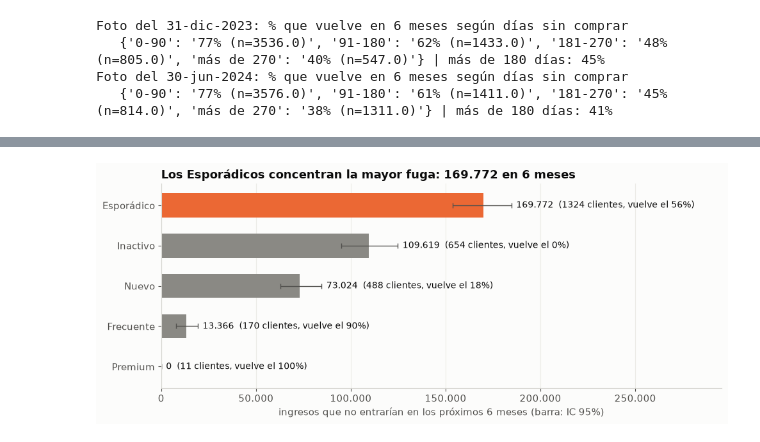
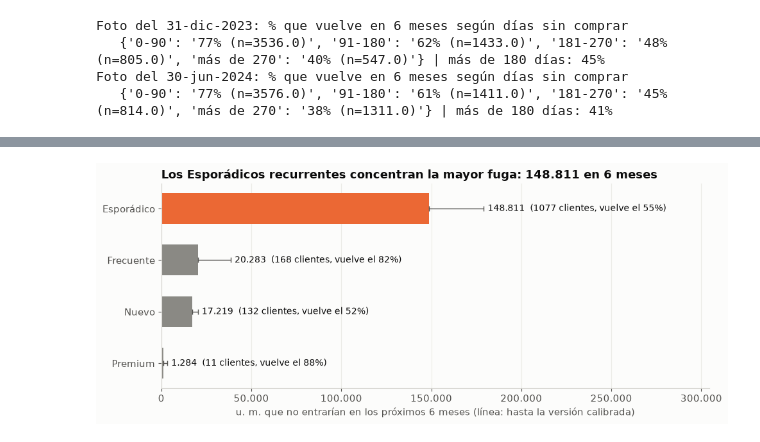
Before and after one commit to mathiascg05/retail-intelligence, a Jupyter notebook: notebooks/03_fugas.ipynb, the cells around one changed output, grey strips where cells are left out. Drawn from its saved outputs; the diff is of its cells as text; code cells hidden in the pictures.

```diff
--- a/notebooks/03_fugas.ipynb
+++ b/notebooks/03_fugas.ipynb
@@ -585,24 +636,24 @@ Contraste con el segmento calculado en A1: todos los clientes en riesgo son 'Ina
 # %%
-# Gráfico: % que vuelve en 6 meses según días sin comprar, por segmento
-segs = ["Premium", "Frecuente", "Esporádico", "Nuevo", "Inactivo"]
-colores = {"Premium": AZUL, "Frecuente": "#7aa9e6", "Esporádico": GRIS, "Nuevo": "#c9c8c3", "Inactivo": NARANJA}
-tab = 100 * f24.groupby(["segmento", "tramo"], observed=True).vuelve.mean().unstack()
+# Gráfico: % que vuelve en 6 meses según días sin comprar, por compras hasta la foto (30-jun-2024)
+colores = {"7 o más": AZUL, "4–6": "#7aa9e6", "2–3": GRIS, "1 compra": NARANJA}
+tab = 100 * t24.vuelve.unstack()
 fig, ax = plt.subplots(figsize=(10, 4.6))
-x = np.arange(len(NOMBRES))
-for s in segs:
-    fila = tab.loc[s].reindex(NOMBRES)
-    ax.plot(x, fila, marker="o", color=colores[s], lw=2.2 if s in ("Esporádico", "Inactivo") else 1.6)
+x = np.arange(1, len(NOMBRES))
+for g in GRUPOS[::-1]:
+    fila = tab.loc[g].reindex(NOMBRES[1:])
+    ax.plot(x, fila, marker="o", color=colores[g], lw=2)
     ult = fila.last_valid_index()
-    ax.text(NOMBRES.index(ult) + 0.08, fila[ult], s, va="center", color=colores[s] if s != "Nuevo" else TEXTO_2, fontsize=10)
+    ax.text(NOMBRES.index(ult) + 0.08, fila[ult], f"{g}" + (" compras" if g != "1 compra" else ""), va="center", color=colores[g], fontsize=10)
 ax.axvspan(1.5, 3.4, color="#f6e3da", alpha=0.5, zorder=0)
 ax.text(1.55, 103, "en riesgo (más de 180 días)", fontsize=10, color=TEXTO_2)
-ax.set_xticks(x, [f"{n} días" for n in NOMBRES])
-ax.set_xlim(-0.2, 3.8)
-ax.set_ylim(-3, 110)
+ax.set_xticks(x, [f"{n} días" for n in NOMBRES[1:]])
+ax.set_xlim(0.8, 3.9)
+ax.set_ylim(0, 110)
 ax.set_xlabel("días sin comprar")
 ax.set_ylabel("% que vuelve en 6 meses")
-ax.set_title("Los Frecuentes y Premium casi siempre vuelven; los 'Inactivo', nunca")
+uno, siete = tab.loc["1 compra", "181-270"], tab.loc["7 o más", "181-270"]
+ax.set_title(f"Tras 6 meses sin comprar, vuelve el {uno:.0f}% de quien compró una vez\ny el {siete:.0f}% de quien compró 7 veces o más")
 fig.tight_layout()
-fig.savefig(FIG / "a3_retorno_segmento.png", dpi=150)
+fig.savefig(FIG / "a3_retorno_compras.png", dpi=150)
 plt.show()
 # %% [output]
@@ -665,26 +730,27 @@ Margen de los clientes en riesgo calculado con el margen bruto medio (24.8%).
 # %%
-# Gráfico: ingresos perdidos a 6 meses por segmento (clientes en riesgo)
+# Gráfico: ingresos perdidos a 6 meses por segmento del archivo (clientes recurrentes en riesgo)
 v2 = v.sort_values("ingreso_perdido")
 y = np.arange(len(v2))
 fig, ax = plt.subplots(figsize=(10, 4.2))
 ax.barh(y, v2.ingreso_perdido, color=[NARANJA if s == v2.ingreso_perdido.idxmax() else GRIS for s in v2.index], height=0.6)
-ax.errorbar(v2.ingreso_perdido, y, xerr=[(v2.ingreso_perdido - v2["IC 2,5%"]).clip(lower=0), (v2["IC 97,5%"] - v2.ingreso_perdido).clip(lower=0)],
+ax.errorbar(v2.ingreso_perdido, y, xerr=[np.zeros(len(v2)), (v2.calibrado - v2.ingreso_perdido).clip(lower=0)],
             fmt="none", ecolor=TEXTO_2, capsize=3, lw=1)
 for i, (s, fila) in enumerate(v2.iterrows()):
-    ax.text(fila["IC 97,5%"] + v2.ingreso_perdido.max() * 0.015, i,
+    ax.text(fila.calibrado + v2.ingreso_perdido.max() * 0.015, i,
             f"{miles(fila.ingreso_perdido)}  ({int(fila.en_riesgo)} clientes, vuelve el {100 * fila.p_vuelve:.0f}%)",
             va="center", fontsize=10)
 ax.set_yticks(y, v2.index)
-ax.set_xlim(0, v2["IC 97,5%"].max() * 1.6)
+ax.set_xlim(0, v2.calibrado.max() * 1.7)
 ax.xaxis.set_major_formatter(plt.FuncFormatter(lambda x, _: miles(x)))
-ax.set_xlabel("ingresos que no entrarían en los próximos 6 meses (barra: IC 95%)")
-ax.set_title(f"Los Esporádicos concentran la mayor fuga: {miles(v.ingreso_perdido.max())} en 6 meses")
+ax.set_xlabel("u. m. que no entrarían en los próximos 6 meses (línea: hasta la versión calibrada)")
+top = v.ingreso_perdido.idxmax()
+ax.set_title(f"Los {top}s recurrentes concentran la mayor fuga: {miles(v.ingreso_perdido.max())} en 6 meses")
 ax.grid(axis="y", visible=False)
 fig.tight_layout()
 fig.savefig(FIG / "a3_fuga_segmento.png", dpi=150)
 plt.show()
 # %% [output]
-[figure, old version]
+[figure, new version]
 # %% [markdown]
 ## 5. Resumen de A3
 
```
Also changed, not shown: parts of 14 cells of this notebook, 5 other files.
